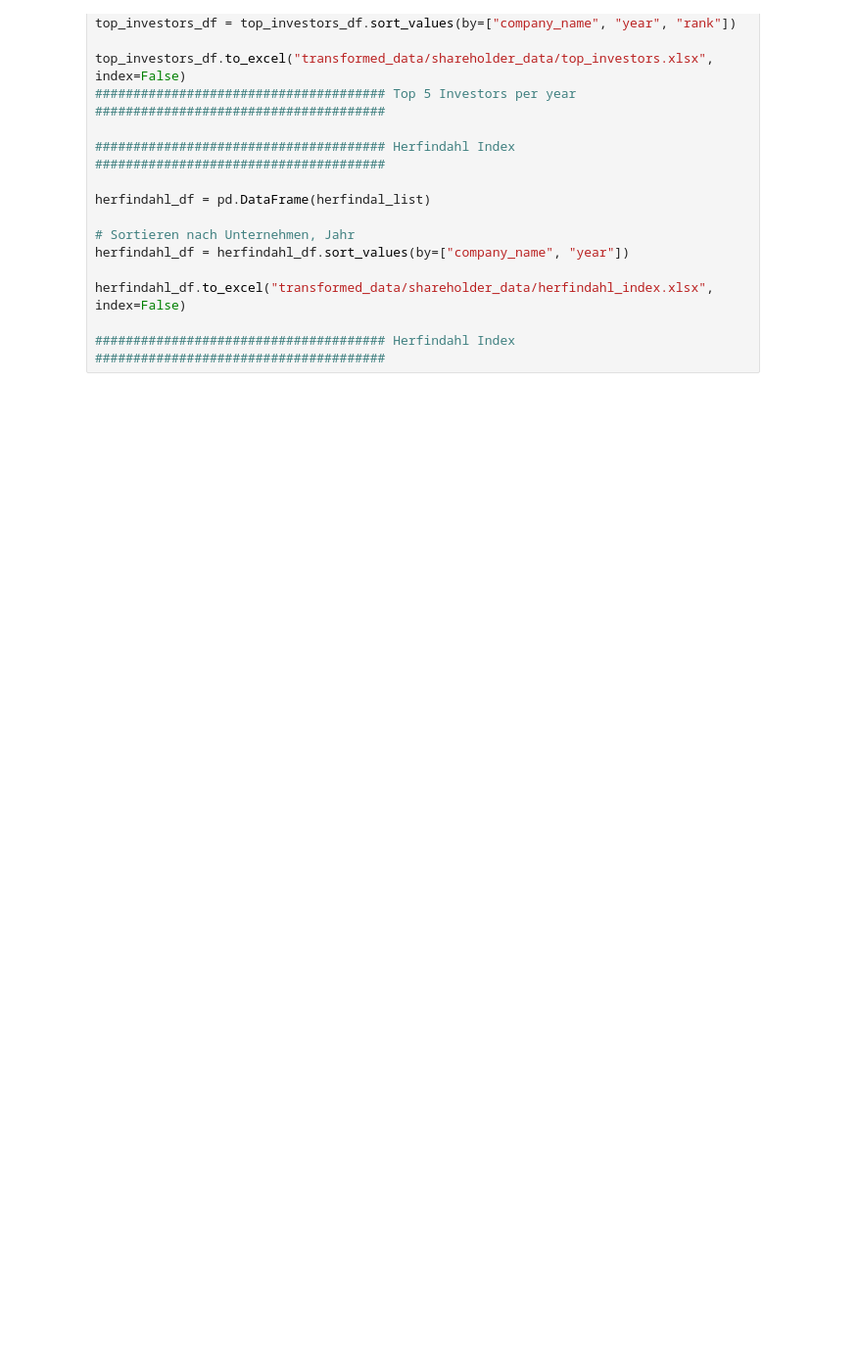
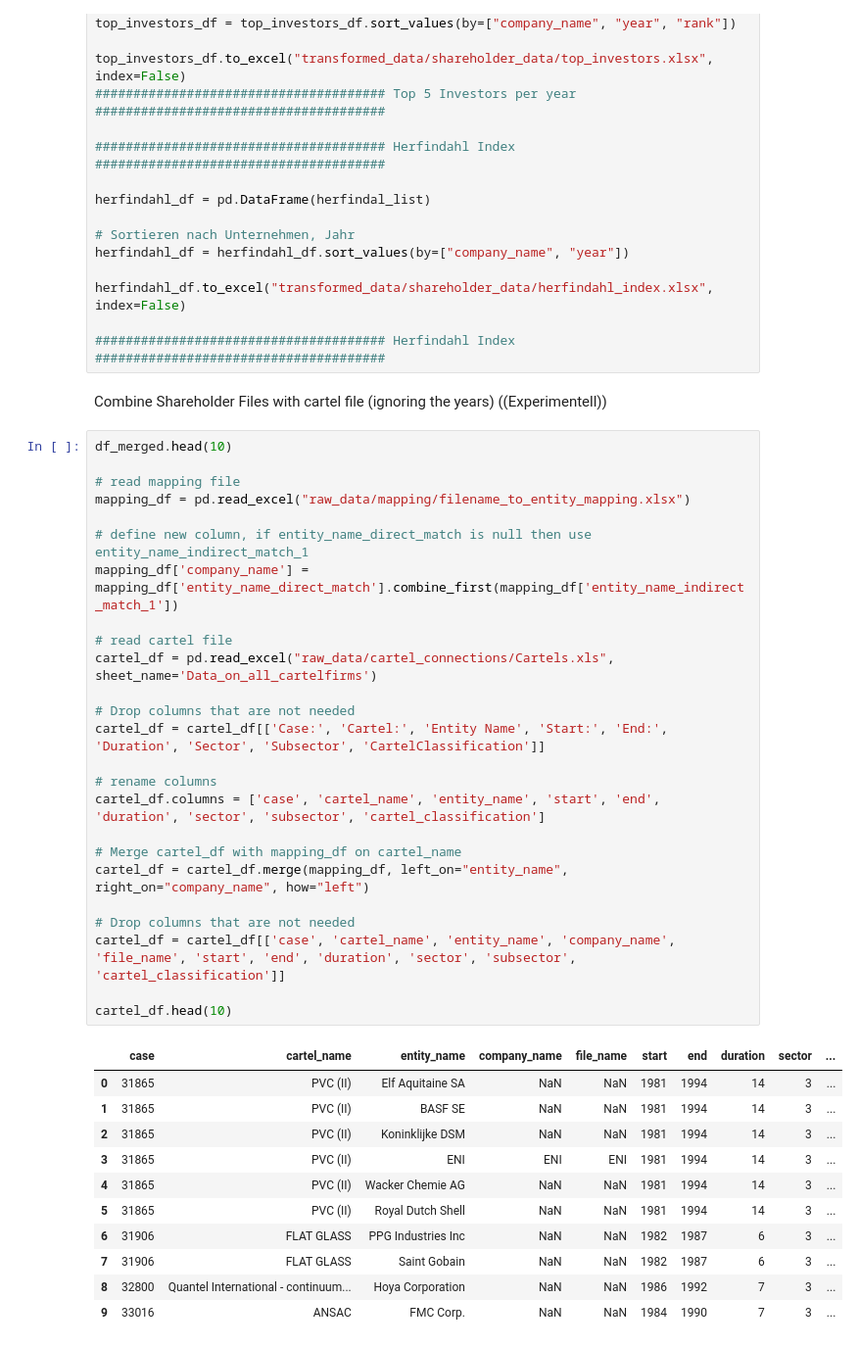
Before and after one commit to DeChrigi/BA_Thesis, a Jupyter notebook: shareholder_network.ipynb, the cells around one changed output. Shown at 98% size. Saved outputs shown, nothing was run; the diff lists cells and outputs as text; blank space fills up the shorter version.

```diff
--- a/shareholder_network.ipynb
+++ b/shareholder_network.ipynb
@@ -304,3 +304,42 @@ herfindahl_df = herfindahl_df.sort_values(by=["company_name", "year"])
 herfindahl_df.to_excel("transformed_data/shareholder_data/herfindahl_index.xlsx", index=False)
 
 ###################################### Herfindahl Index ######################################
+# %% [markdown]
+Combine Shareholder Files with cartel file (ignoring the years) ((Experimentell))
+# %%
+df_merged.head(10)
+
+# read mapping file
+mapping_df = pd.read_excel("raw_data/mapping/filename_to_entity_mapping.xlsx")
+
+# define new column, if entity_name_direct_match is null then use entity_name_indirect_match_1
+mapping_df['company_name'] = mapping_df['entity_name_direct_match'].combine_first(mapping_df['entity_name_indirect_match_1'])
+
+# read cartel file
+cartel_df = pd.read_excel("raw_data/cartel_connections/Cartels.xls", sheet_name='Data_on_all_cartelfirms')
+
+# Drop columns that are not needed
+cartel_df = cartel_df[['Case:', 'Cartel:', 'Entity Name', 'Start:', 'End:', 'Duration', 'Sector', 'Subsector', 'CartelClassification']]
+
+# rename columns
+cartel_df.columns = ['case', 'cartel_name', 'entity_name', 'start', 'end', 'duration', 'sector', 'subsector', 'cartel_classification']
+
+# Merge cartel_df with mapping_df on cartel_name
+cartel_df = cartel_df.merge(mapping_df, left_on="entity_name", right_on="company_name", how="left")
+
+# Drop columns that are not needed
+cartel_df = cartel_df[['case', 'cartel_name', 'entity_name', 'company_name', 'file_name', 'start', 'end', 'duration', 'sector', 'subsector', 'cartel_classification']]
+
+cartel_df.head(10)
+# %% [output]
+|  | case | cartel_name | entity_name | company_name | file_name | start | end | duration | sector | ... |
+| 0 | 31865 | PVC (II) | Elf Aquitaine SA | NaN | NaN | 1981 | 1994 | 14 | 3 | ... |
+| 1 | 31865 | PVC (II) | BASF SE | NaN | NaN | 1981 | 1994 | 14 | 3 | ... |
+| 2 | 31865 | PVC (II) | Koninklijke DSM | NaN | NaN | 1981 | 1994 | 14 | 3 | ... |
+| 3 | 31865 | PVC (II) | ENI | ENI | ENI | 1981 | 1994 | 14 | 3 | ... |
+| 4 | 31865 | PVC (II) | Wacker Chemie AG | NaN | NaN | 1981 | 1994 | 14 | 3 | ... |
+| 5 | 31865 | PVC (II) | Royal Dutch Shell | NaN | NaN | 1981 | 1994 | 14 | 3 | ... |
+| 6 | 31906 | FLAT GLASS | PPG Industries Inc | NaN | NaN | 1982 | 1987 | 6 | 3 | ... |
+| 7 | 31906 | FLAT GLASS | Saint Gobain | NaN | NaN | 1982 | 1987 | 6 | 3 | ... |
+| 8 | 32800 | Quantel International - continuum... | Hoya Corporation | NaN | NaN | 1986 | 1992 | 7 | 3 | ... |
+| 9 | 33016 | ANSAC | FMC Corp. | NaN | NaN | 1984 | 1990 | 7 | 3 | ... |
```
Also changed, not shown: parts of 5 cells of this notebook, 6 other files.
